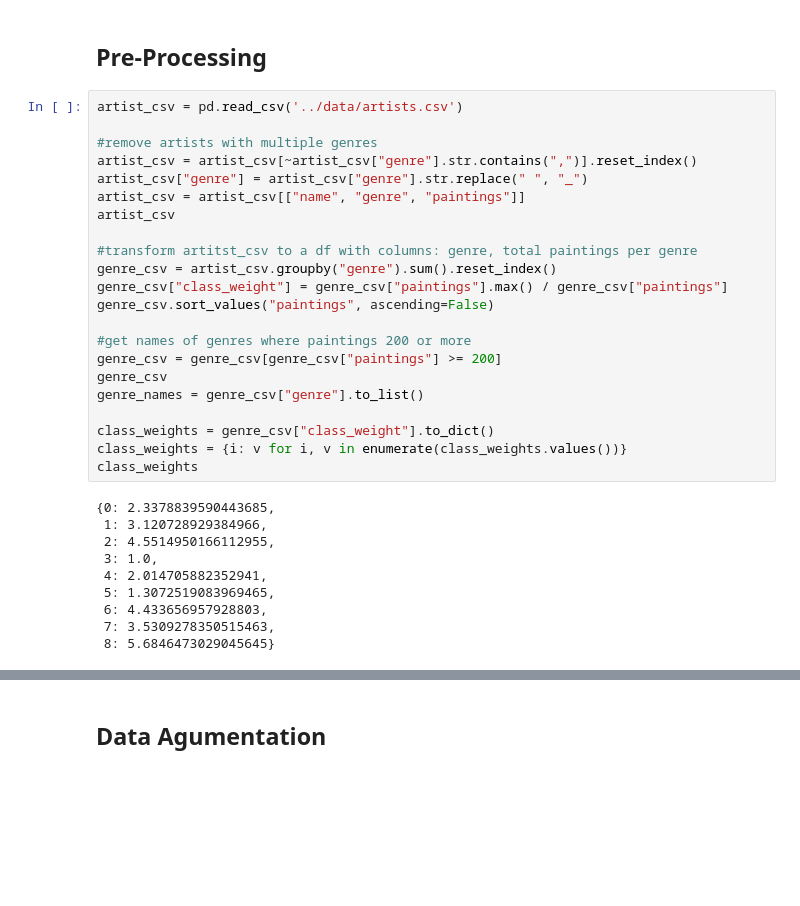
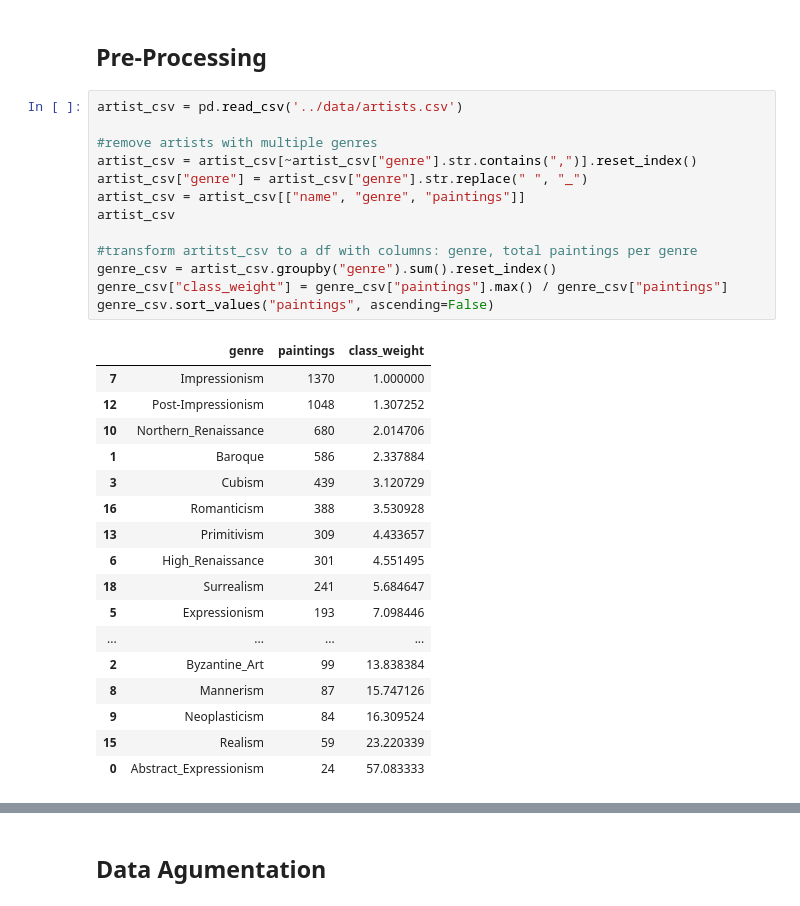
Before and after one commit to sidarth-raman/Classifying-Art, a Jupyter notebook: code/notebook.ipynb, the cells around one changed output, grey strips where cells are left out. Cells and saved outputs as stored; diff of their text form; blank space fills up the shorter version.

```diff
--- a/code/notebook.ipynb
+++ b/code/notebook.ipynb
@@ -23,32 +23,31 @@ tf.keras.backend.set_learning_phase(0)
 # %%
 artist_csv = pd.read_csv('../data/artists.csv')
 
 #remove artists with multiple genres
 artist_csv = artist_csv[~artist_csv["genre"].str.contains(",")].reset_index()
 artist_csv["genre"] = artist_csv["genre"].str.replace(" ", "_")
 artist_csv = artist_csv[["name", "genre", "paintings"]]
 artist_csv
 
 #transform artitst_csv to a df with columns: genre, total paintings per genre
 genre_csv = artist_csv.groupby("genre").sum().reset_index()
 genre_csv["class_weight"] = genre_csv["paintings"].max() / genre_csv["paintings"]
 genre_csv.sort_values("paintings", ascending=False)
-
-#get names of genres where paintings 200 or more
-genre_csv = genre_csv[genre_csv["paintings"] >= 200]
-genre_csv
-genre_names = genre_csv["genre"].to_list()
-
-class_weights = genre_csv["class_weight"].to_dict()
-class_weights = {i: v for i, v in enumerate(class_weights.values())}
-class_weights
 # %% [output]
-{0: 2.3378839590443685,
- 1: 3.120728929384966,
- 2: 4.5514950166112955,
- 3: 1.0,
- 4: 2.014705882352941,
- 5: 1.3072519083969465,
- 6: 4.433656957928803,
- 7: 3.5309278350515463,
- 8: 5.6846473029045645}
+|  | genre | paintings | class_weight |
+| 7 | Impressionism | 1370 | 1.000000 |
+| 12 | Post-Impressionism | 1048 | 1.307252 |
+| 10 | Northern_Renaissance | 680 | 2.014706 |
+| 1 | Baroque | 586 | 2.337884 |
+| 3 | Cubism | 439 | 3.120729 |
+| 16 | Romanticism | 388 | 3.530928 |
+| 13 | Primitivism | 309 | 4.433657 |
+| 6 | High_Renaissance | 301 | 4.551495 |
+| 18 | Surrealism | 241 | 5.684647 |
+| 5 | Expressionism | 193 | 7.098446 |
+| ... | ... | ... | ... |
+| 2 | Byzantine_Art | 99 | 13.838384 |
+| 8 | Mannerism | 87 | 15.747126 |
+| 9 | Neoplasticism | 84 | 16.309524 |
+| 15 | Realism | 59 | 23.220339 |
+| 0 | Abstract_Expressionism | 24 | 57.083333 |
```
Also changed, not shown: parts of 5 cells of this notebook.
